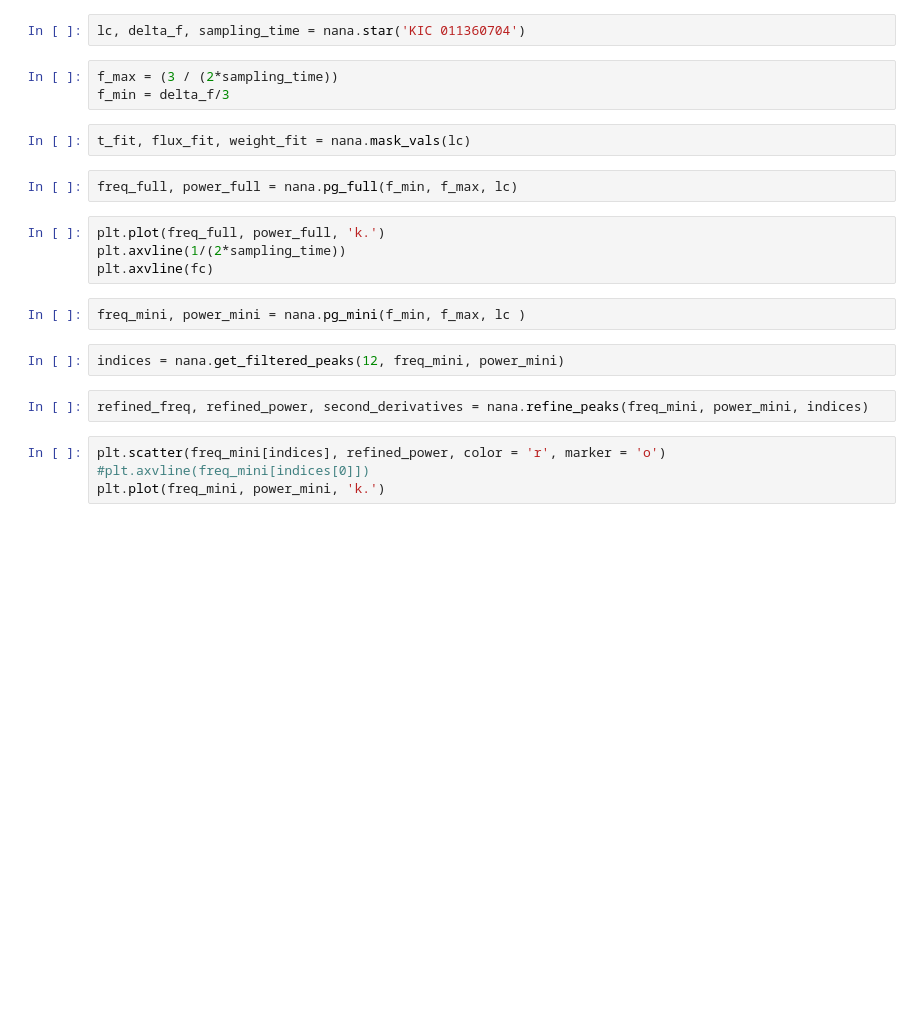
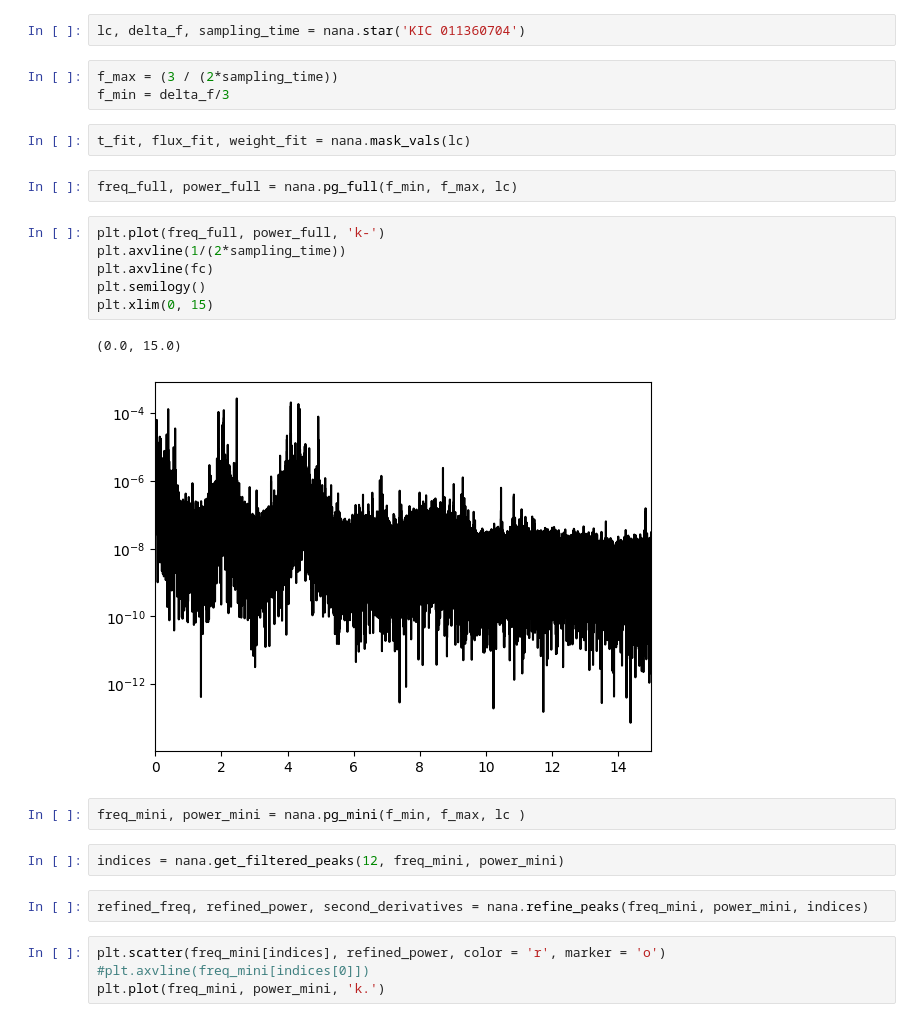
Before and after one commit to Hoggnation/cataloging_coherent_oscillators, a Jupyter notebook: aerts_star1.ipynb, the cells around one changed output. Drawn from its saved outputs; the diff is of its cells as text; blank space fills up the shorter version.

```diff
--- a/aerts_star1.ipynb
+++ b/aerts_star1.ipynb
@@ -21,9 +24,14 @@ t_fit, flux_fit, weight_fit = nana.mask_vals(lc)
 # %%
 freq_full, power_full = nana.pg_full(f_min, f_max, lc)
 # %%
-plt.plot(freq_full, power_full, 'k.')
+plt.plot(freq_full, power_full, 'k-')
 plt.axvline(1/(2*sampling_time))
 plt.axvline(fc)
+plt.semilogy()
+plt.xlim(0, 15)
+# %% [output]
+(0.0, 15.0)
+[figure, added]
 # %%
 freq_mini, power_mini = nana.pg_mini(f_min, f_max, lc )
 # %%
```
Also changed, not shown: parts of 2 cells of this notebook, 2 other files.
